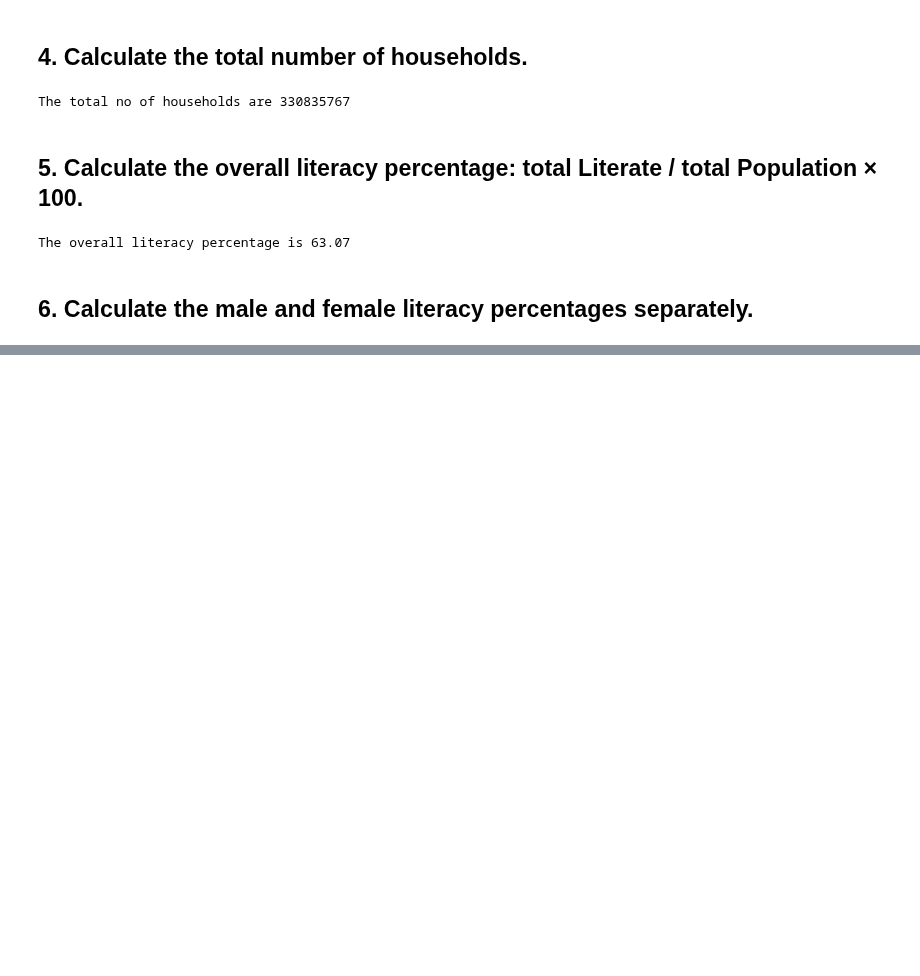
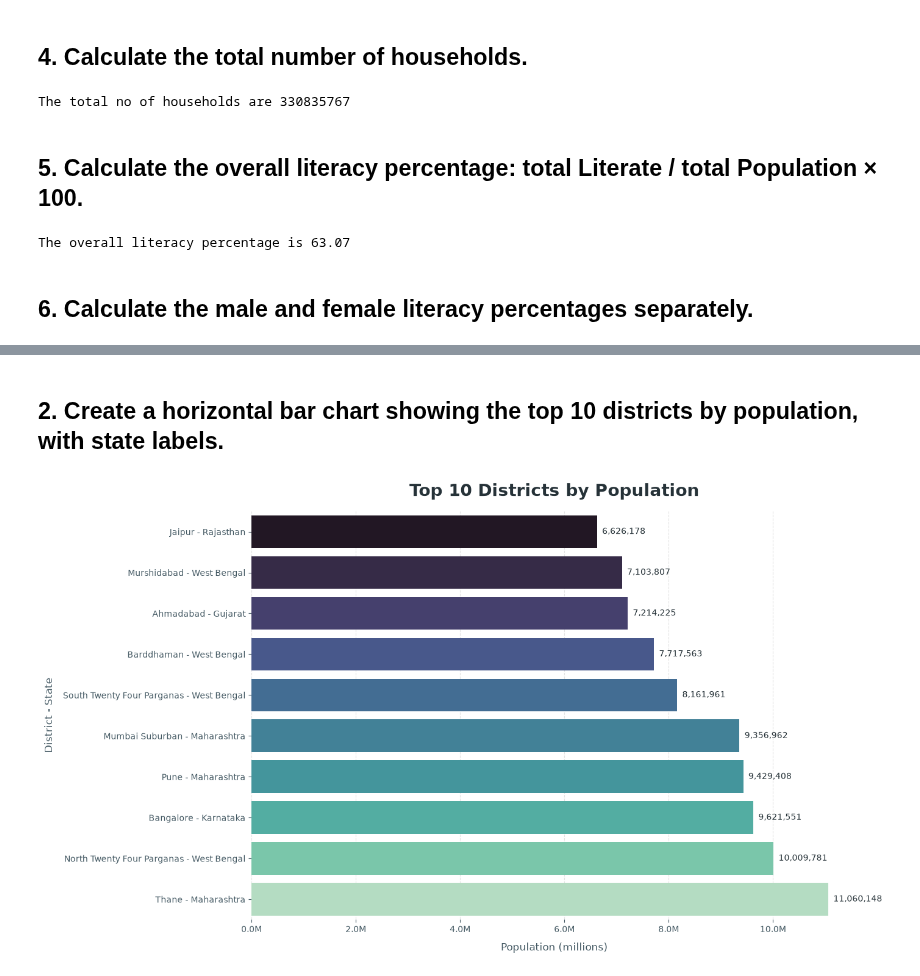
Before and after one commit to tonmoydey1/Data-Analytics-Projects, a Jupyter notebook: End To End Data Analytics Project/India District Census 2011 Analysis/dataclean.ipynb, the cells around one changed output, grey strips where cells are left out. Cells and saved outputs as stored; diff of their text form; code cells hidden in the pictures; blank space fills up the shorter version.

```diff
--- a/End To End Data Analytics Project/India District Census 2011 Analysis/dataclean.ipynb
+++ b/End To End Data Analytics Project/India District Census 2011 Analysis/dataclean.ipynb
@@ -445,0 +498,41 @@ print()
+# %% [markdown]
+## **2. Create a horizontal bar chart showing the top 10 districts by population, with state labels.**
+# %%
+from matplotlib.ticker import FuncFormatter
+
+top_districts = (df[['district_name', 'state_name', 'population']]
+                 .sort_values('population', ascending=False)
+                 .head(10)
+                 .sort_values('population', ascending=True)
+                 .copy())
+top_districts['district_label'] = (top_districts['district_name']
+                                   + ' - ' + top_districts['state_name'])
+
+plt.figure(figsize=(14, 8))
+colors = sns.color_palette('mako', n_colors=len(top_districts))
+ax = sns.barplot(
+    data=top_districts,
+    x='population',
+    y='district_label',
+    hue='district_label',
+    palette=colors,
+    legend=False,
+)
+
+for container in ax.containers:
+    ax.bar_label(container, fmt='{:,.0f}', padding=6, fontsize=10, color='#263238')
+
+ax.xaxis.set_major_formatter(FuncFormatter(lambda value, position: f'{value / 1_000_000:.1f}M'))
+ax.set_title('Top 10 Districts by Population', fontsize=20, fontweight='bold', pad=18, color='#263238')
+ax.set_xlabel('Population (millions)', fontsize=12, labelpad=10, color='#455A64')
+ax.set_ylabel('District - State', fontsize=12, labelpad=10, color='#455A64')
+ax.tick_params(axis='both', labelsize=10, colors='#455A64')
+ax.grid(axis='x', linestyle='--', linewidth=0.8, alpha=0.35)
+ax.grid(axis='y', visible=False)
+ax.set_axisbelow(True)
+
+sns.despine(left=True, bottom=True)
+plt.tight_layout()
+plt.show()
+# %% [output]
+[figure, added]
```
Also changed, not shown: parts of 31 cells of this notebook, 1 other file.
